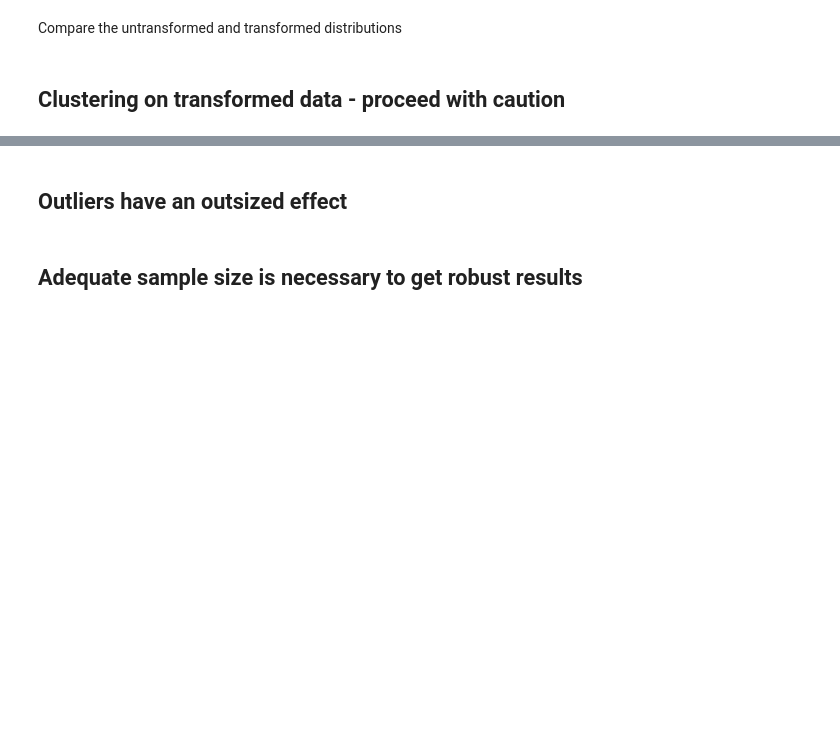
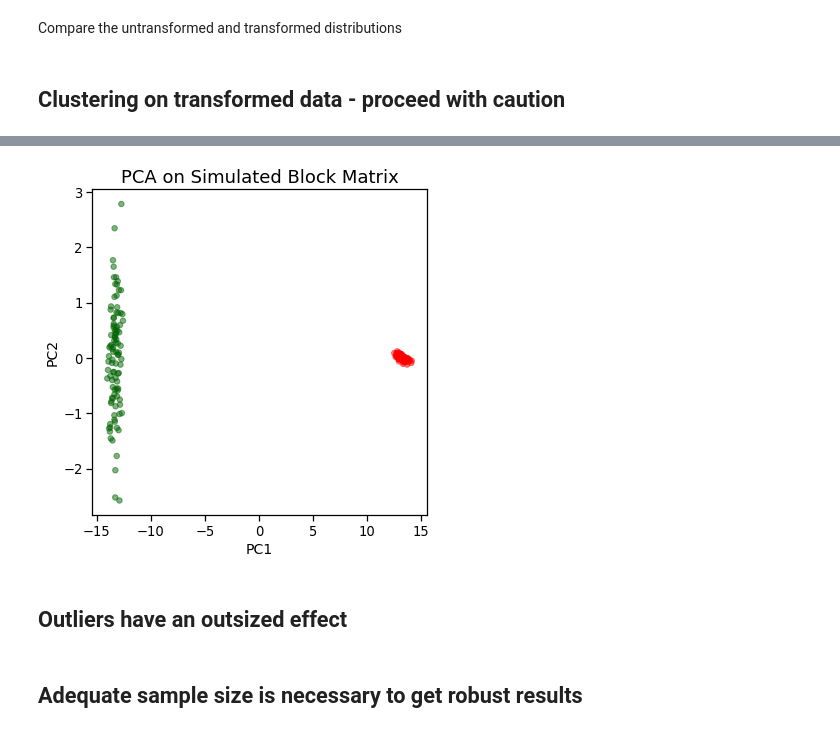
Before and after one commit to ritika-giri/pca-for-biologists-workshop, a Jupyter notebook: 01-PCA-basics.ipynb, the cells around one changed output, grey strips where cells are left out. Drawn from its saved outputs; the diff is of its cells as text; code cells hidden in the pictures; blank space fills up the shorter version.

```diff
--- a/01-PCA-basics.ipynb
+++ b/01-PCA-basics.ipynb
@@ -476,3 +507,25 @@ Compare the untransformed and transformed distributions
+# %%
+# Now let's see what PCA on this type of data look like?
+
+# do the usual scale and log transforms
+X = block_matrix
+X = np.log10(X + 1)
+X = (X - np.mean(X, axis = 0)) / np.std(X, axis = 0)
+# %%
+# PCA
+X_reduced = PCA(n_components = 2).fit_transform(X)
+# %%
+# plot PC1 and PC2
+my_color = np.array([['darkgreen']*int(block_matrix.shape[0] / n_blocks),
+                     ['red']*int(block_matrix.shape[0] / n_blocks)]).flatten()
+
+plt.figure(figsize = (6, 6))
+plt.scatter(X_reduced[:, 0], X_reduced[:, 1], s = 30, c = my_color, alpha=0.5)
+plt.title('PCA on Simulated Block Matrix', fontsize = 18)
+plt.xlabel("PC1", fontsize = 14); plt.ylabel("PC2", fontsize = 14)
+plt.show()
+# %% [output]
+[figure, added]
 # %% [markdown]
 ## Outliers have an outsized effect
 # %% [markdown]
```
Also changed, not shown: parts of 7 cells of this notebook.
